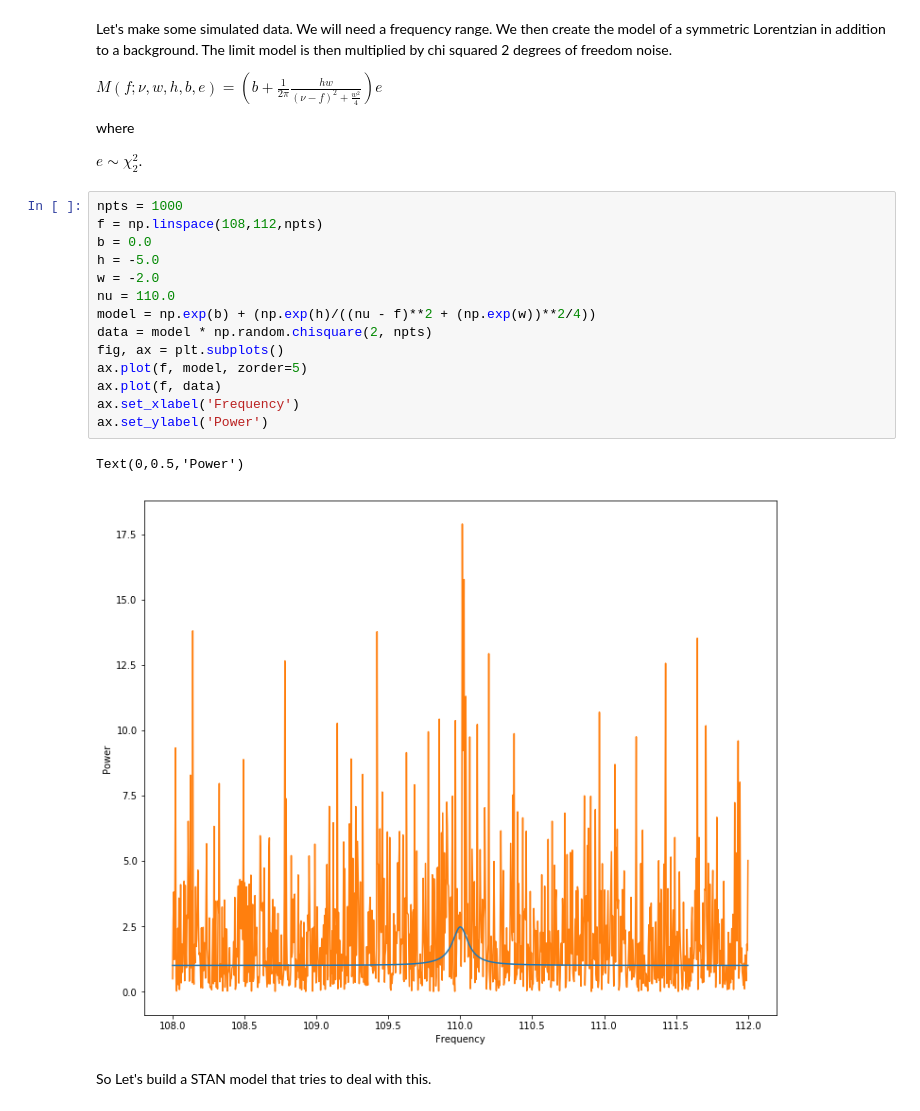
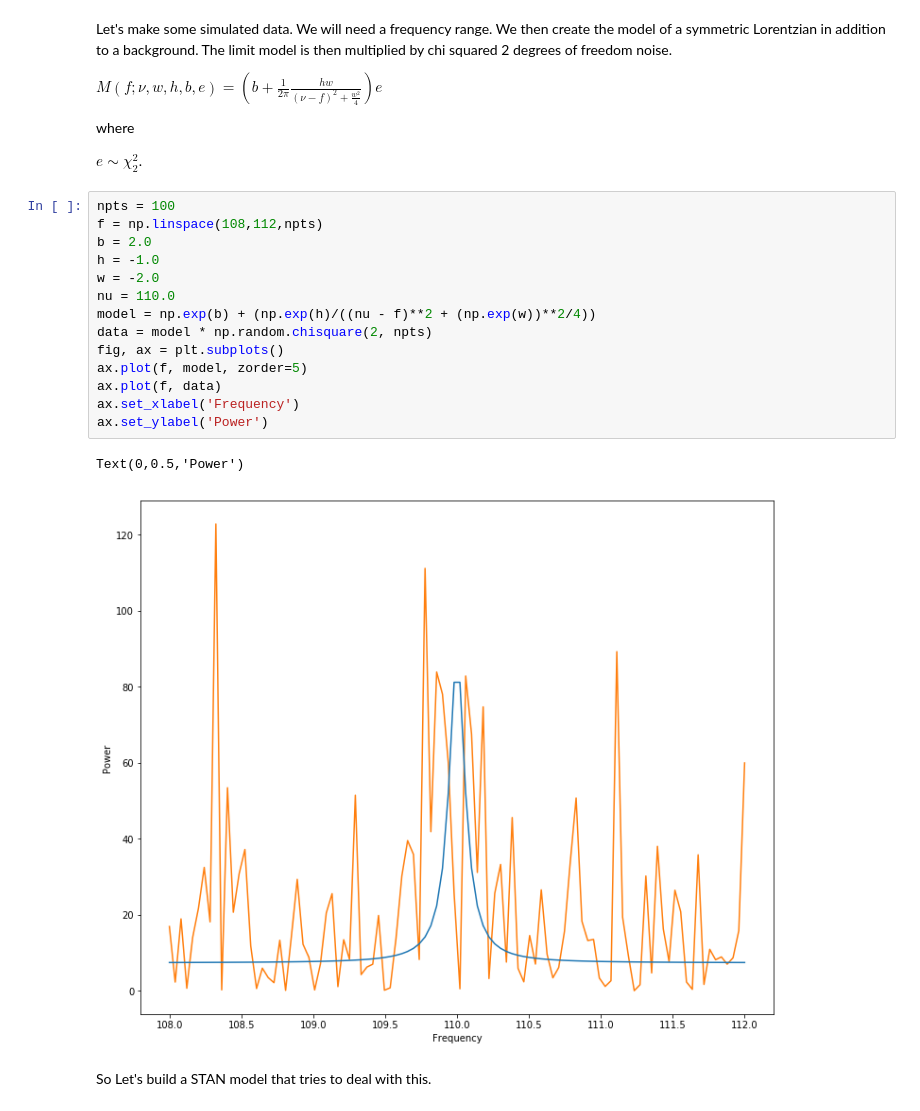
Before and after one commit to grd349/PyStanExamples, a Jupyter notebook: ModeFitEx.ipynb, the cells around one changed output. Cells and saved outputs as stored; diff of their text form.

```diff
--- a/ModeFitEx.ipynb
+++ b/ModeFitEx.ipynb
@@ -17,22 +17,22 @@ where
 
 $e \sim \chi^{2}_{2}$.
 # %%
-npts = 1000
+npts = 100
 f = np.linspace(108,112,npts)
-b = 0.0
-h = -5.0
+b = 2.0
+h = -1.0
 w = -2.0
 nu = 110.0
 model = np.exp(b) + (np.exp(h)/((nu - f)**2 + (np.exp(w))**2/4))
 data = model * np.random.chisquare(2, npts)
 fig, ax = plt.subplots()
 ax.plot(f, model, zorder=5)
 ax.plot(f, data)
 ax.set_xlabel('Frequency')
 ax.set_ylabel('Power')
 # %% [output]
 Text(0,0.5,'Power')
-[figure, old version]
+[figure, new version]
 # %% [markdown]
 So Let's build a STAN model that tries to deal with this.
 # %%
```
Also changed, not shown: parts of 4 cells of this notebook, 1 other file.
